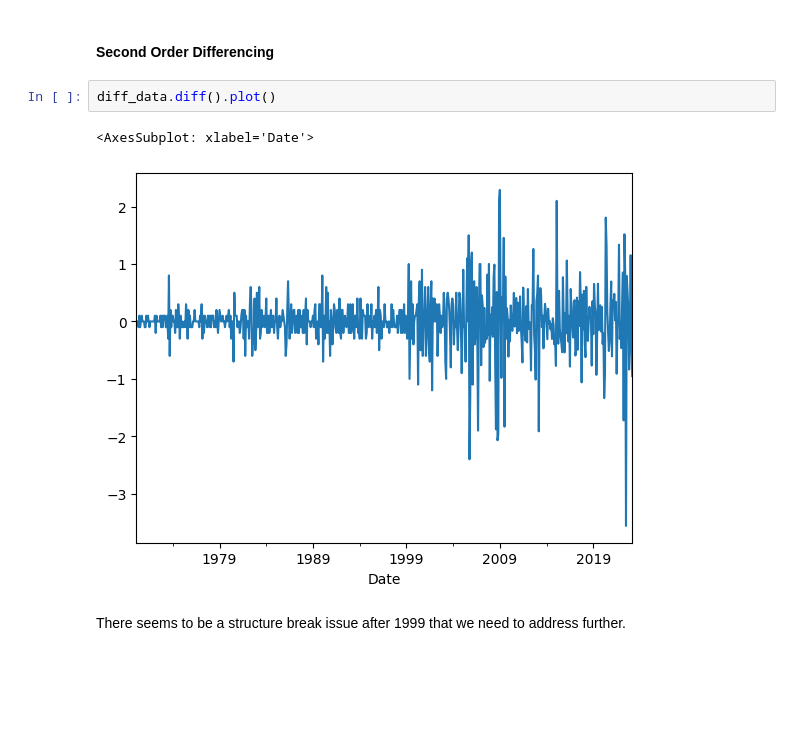
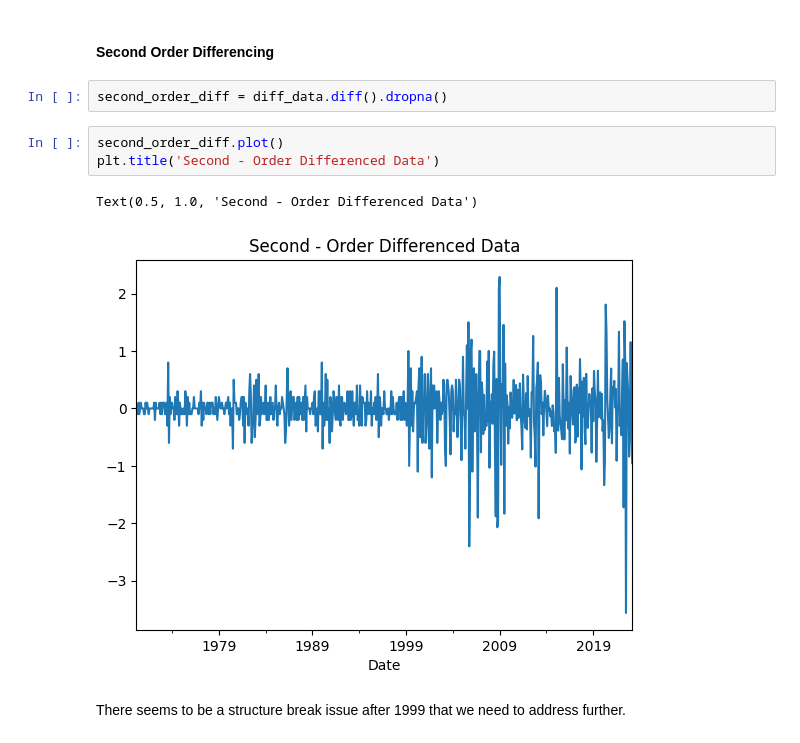
Before and after one commit to namtran6701/Inflation_Prediction, a Jupyter notebook: project_3.ipynb, the cells around one changed output. Saved outputs shown, nothing was run; the diff lists cells and outputs as text; blank space fills up the shorter version.

```diff
--- a/project_3.ipynb
+++ b/project_3.ipynb
@@ -185,11 +186,14 @@ Text(0.5, 1.0, 'First - Order Differenced Data')
 [figure]
 # %% [markdown]
 #### Second Order Differencing
-# %%
-diff_data.diff().plot()
-# %% [output]
-<AxesSubplot: xlabel='Date'>
-[figure, removed]
+# %%
+second_order_diff = diff_data.diff().dropna()
+# %%
+second_order_diff.plot()
+plt.title('Second - Order Differenced Data')
+# %% [output]
+Text(0.5, 1.0, 'Second - Order Differenced Data')
+[figure, added]
 # %% [markdown]
 There seems to be a structure break issue after 1999 that we need to address further.
 # %% [markdown]
```
Also changed, not shown: parts of 16 cells of this notebook.
